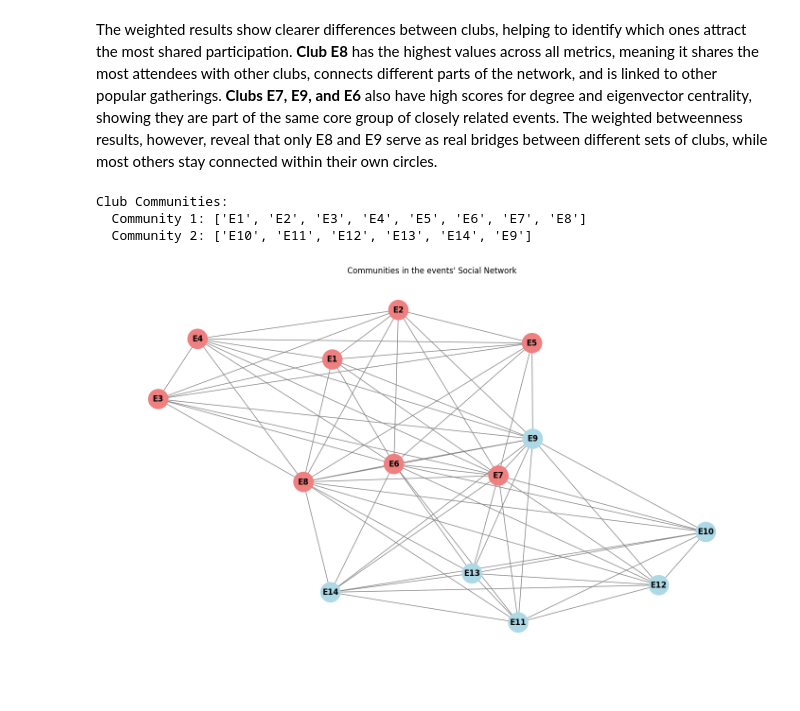
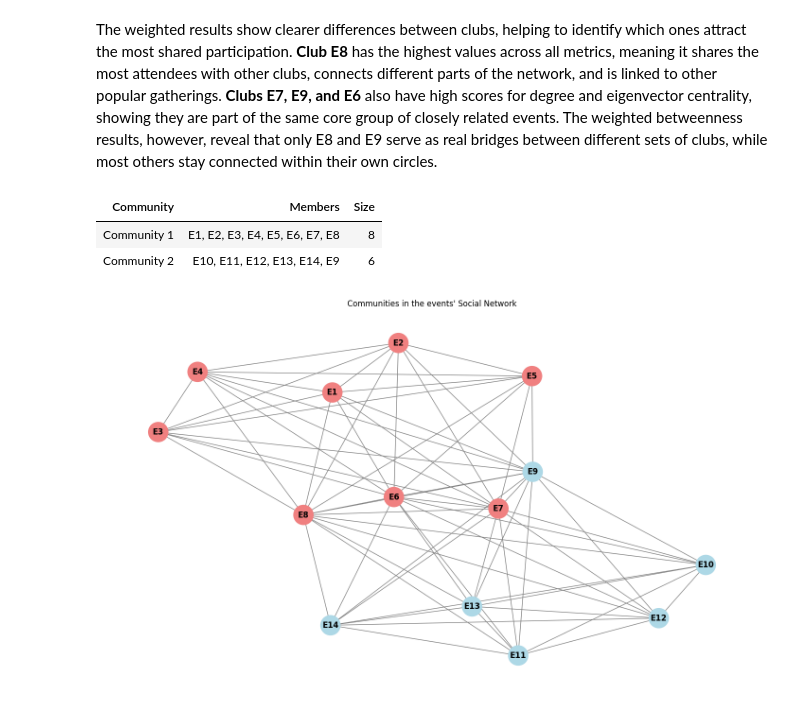
Before and after one commit to Sirwel/Data-620, a Jupyter notebook: week_6/plot_davis_club.ipynb, the cells around one changed output. Cells and saved outputs as stored; diff of their text form; code cells hidden in the pictures.

```diff
--- a/week_6/plot_davis_club.ipynb
+++ b/week_6/plot_davis_club.ipynb
@@ -549,13 +552,22 @@ The weighted results show clearer differences between clubs, helping to identify
 # %%
 club_communities = community.greedy_modularity_communities(club_weighted, weight="weight")
 
-print("Club Communities:")
-for i, comm in enumerate(club_communities, 1):
-    print(f"  Community {i}: {sorted(comm)}")
+club_community_data = []
+
+for i, comm in enumerate(club_communities, start=1):
+    club_community_data.append({
+        "Community": f"Community {i}",
+        "Members": ", ".join(sorted(comm)),
+        "Size": len(comm)
+    })
+
+club_community_df = pd.DataFrame(club_community_data)
+
+club_community_df.style.hide(axis="index")
 # %% [output]
-Club Communities:
-  Community 1: ['E1', 'E2', 'E3', 'E4', 'E5', 'E6', 'E7', 'E8']
-  Community 2: ['E10', 'E11', 'E12', 'E13', 'E14', 'E9']
+| Community | Members | Size |
+| Community 1 | E1, E2, E3, E4, E5, E6, E7, E8 | 8 |
+| Community 2 | E10, E11, E12, E13, E14, E9 | 6 |
 # %%
 color_map_event = {}
 colors = ['lightcoral', 'lightblue', 'lightgreen']
```
Also changed, not shown: parts of 14 cells of this notebook.
